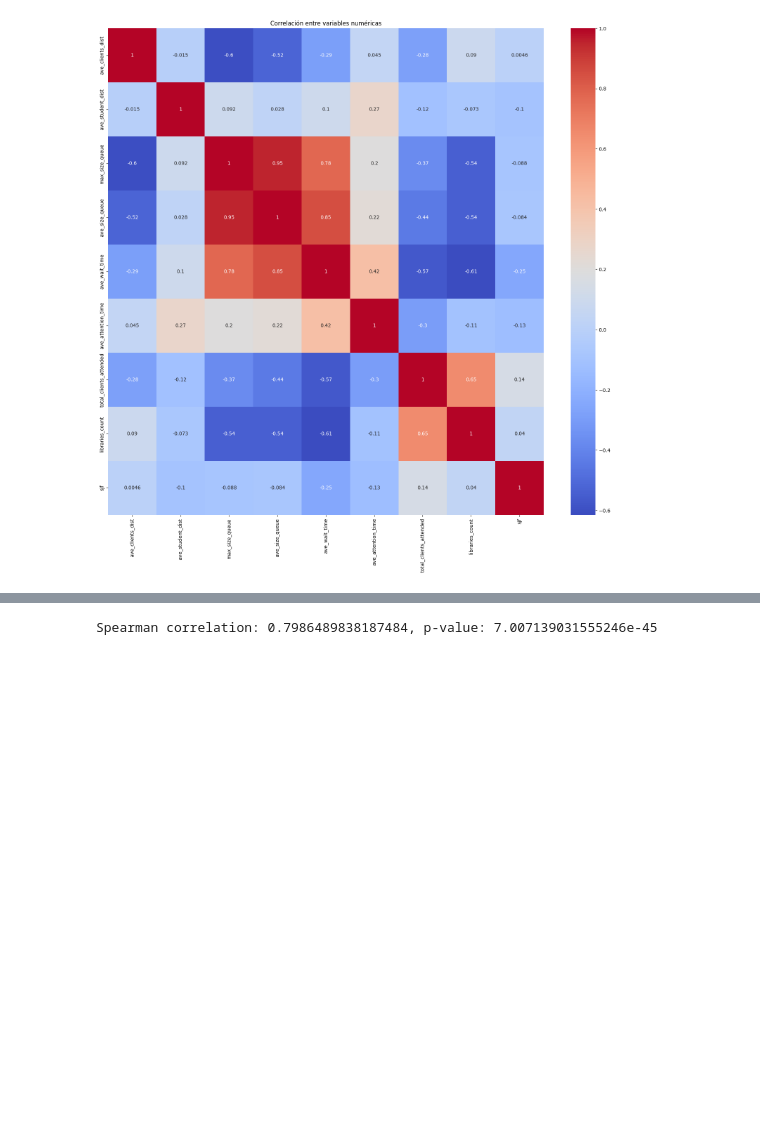
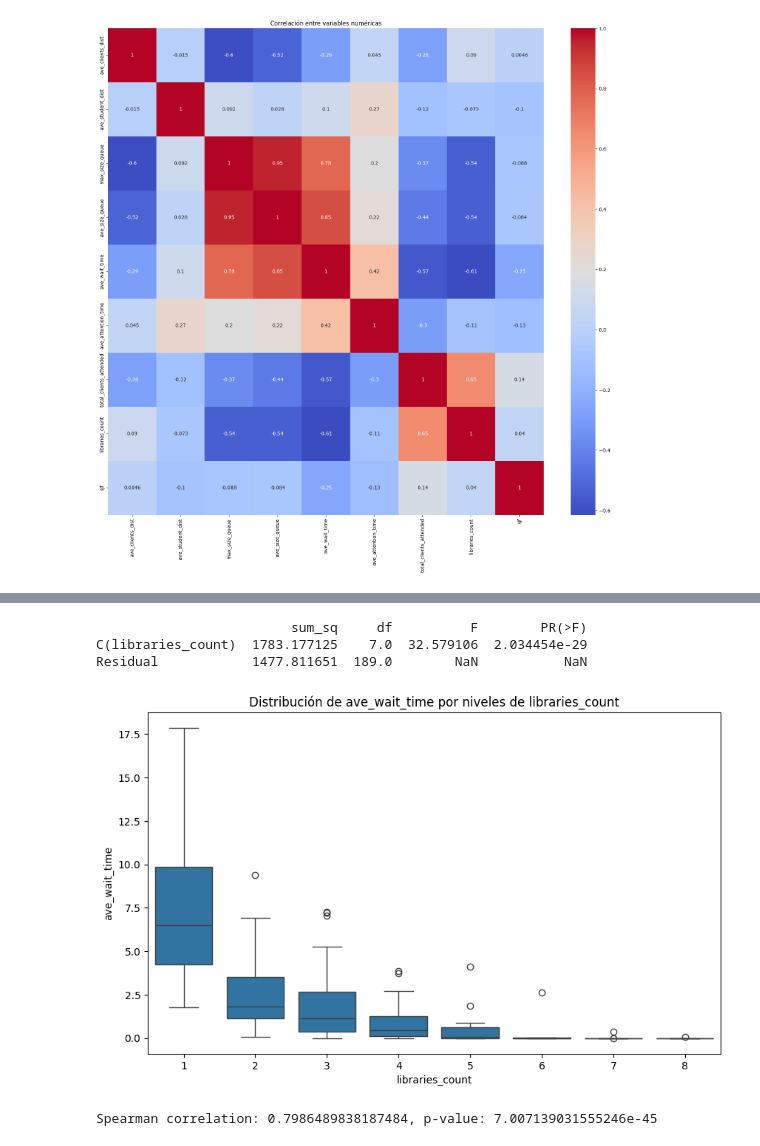
Before and after one commit to chriss8g/Simulador-Biblioteca, a Jupyter notebook: project.ipynb, the cells around one changed output, grey strips where cells are left out. Drawn from its saved outputs; the diff is of its cells as text; code cells hidden in the pictures; blank space fills up the shorter version.

```diff
--- a/project.ipynb
+++ b/project.ipynb
@@ -112,3 +92,30 @@ La política SJF incrementa el tiempo promedio de espera.
+# %%
+import pandas as pd
+import scipy.stats as stats
+import statsmodels.api as sm
+from statsmodels.formula.api import ols
+import matplotlib.pyplot as plt
+import seaborn as sns
+
+
+# Realizar el ANOVA
+model = ols('ave_wait_time ~ C(libraries_count)', data=data).fit()
+anova_table = sm.stats.anova_lm(model, typ=2)
+
+print(anova_table)
+
+# Visualización de los datos
+plt.figure(figsize=(10, 6))
+sns.boxplot(x='libraries_count', y='ave_wait_time', data=data)
+plt.title('Distribución de ave_wait_time por niveles de libraries_count')
+plt.xlabel('libraries_count')
+plt.ylabel('ave_wait_time')
+plt.show()
+# %% [output]
+                         sum_sq     df          F        PR(>F)
+C(libraries_count)  1783.177125    7.0  32.579106  2.034454e-29
+Residual            1477.811651  189.0        NaN           NaN
+[figure, added]
 # %%
 import scipy.stats as stats
 
```
Also changed, not shown: parts of 5 cells of this notebook, 7 other files.
